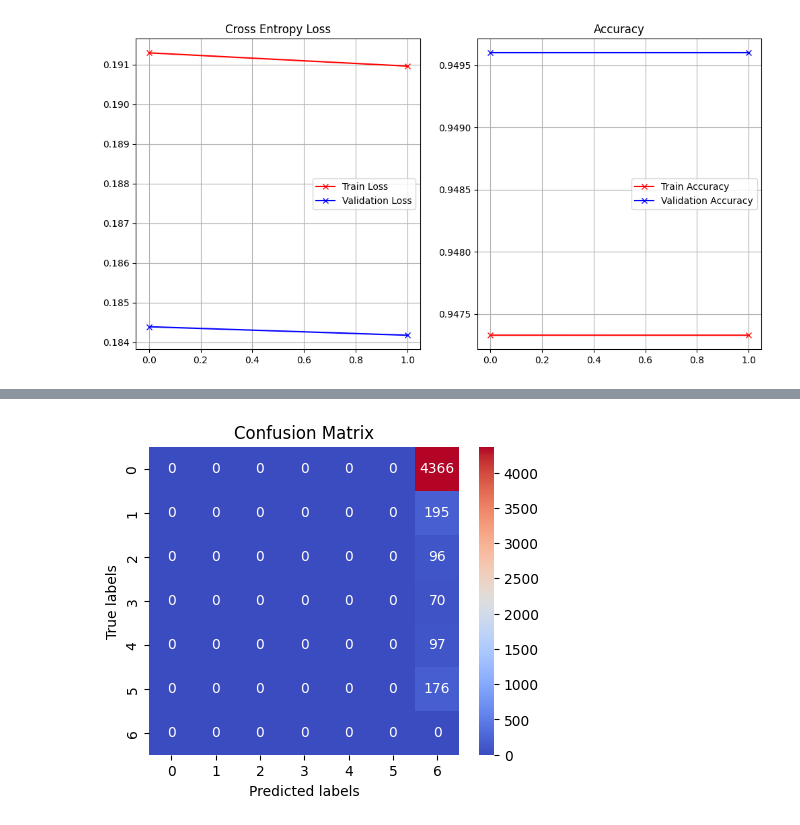
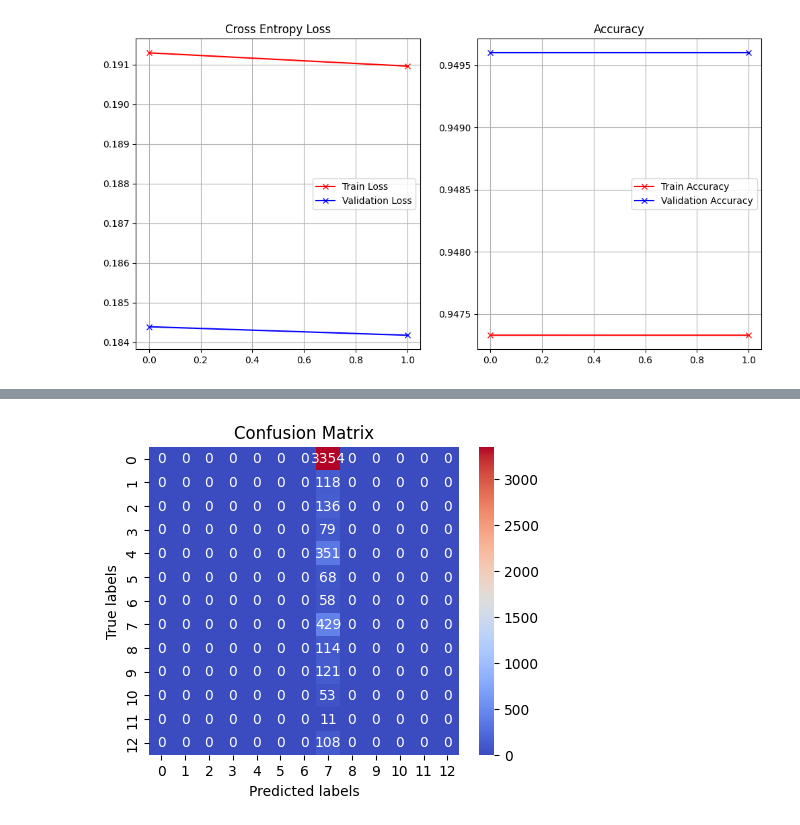
Before and after one commit to qkestacion07/CPE313, a Jupyter notebook: X_ray/train.ipynb, the cells around one changed output, grey strips where cells are left out. Drawn from its saved outputs; the diff is of its cells as text; code cells hidden in the pictures.

```diff
--- a/X_ray/train.ipynb
+++ b/X_ray/train.ipynb
@@ -1151,4 +1149,4 @@ plot_classreport(y_true_classes, y_pred_classes,label_used)
-# %%
-plot_conf_mat(y_true_classes,y_pred_classes)
-# %% [output]
-[figure, removed]
+# %%
+plot_conf_mat(y_val,y_pred)
+# %% [output]
+[figure, added]
```
Also changed, not shown: parts of 2 cells of this notebook.
